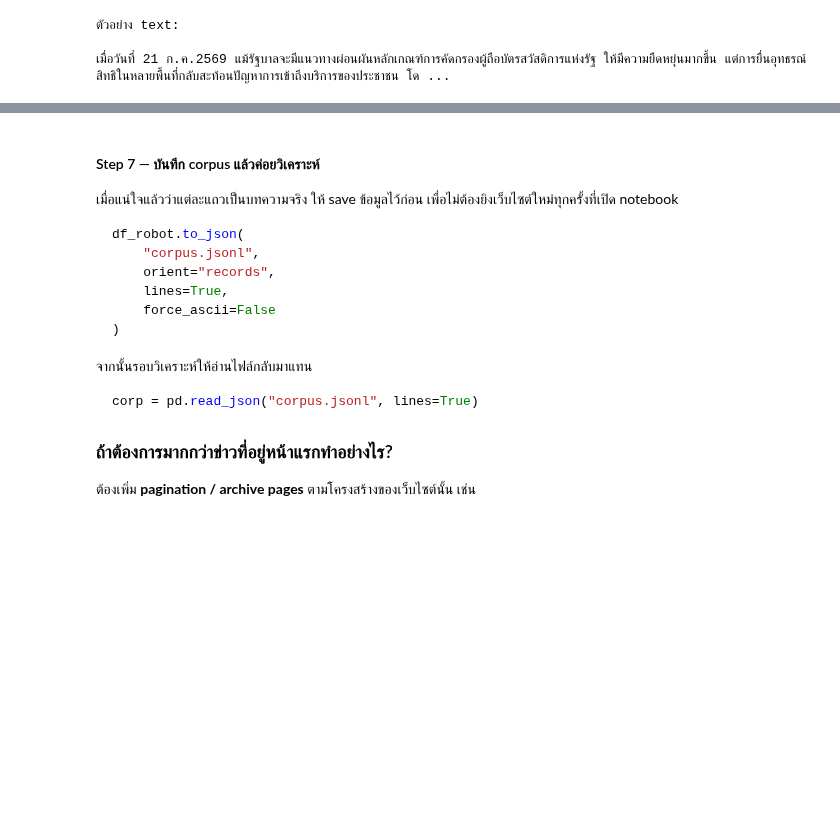
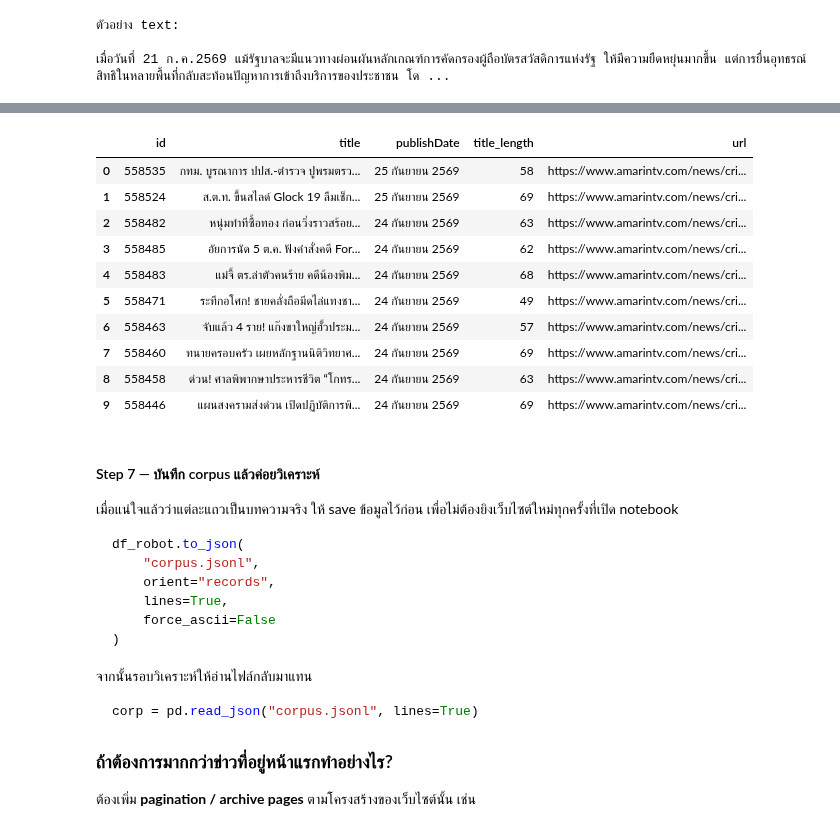
Before and after one commit to doperjerr/Project1-Text_Analytics69, a Jupyter notebook: project1_text_analytics69.ipynb, the cells around one changed output, grey strips where cells are left out. Drawn from its saved outputs; the diff is of its cells as text; code cells hidden in the pictures; blank space fills up the shorter version.

```diff
--- a/project1_text_analytics69.ipynb
+++ b/project1_text_analytics69.ipynb
@@ -2985,0 +3467,72 @@ URL ซ้ำ = 0
+# %%
+# ===== Step 6: Final Quality Check =====
+
+df_clean = df_crime.copy()
+
+print("จำนวนก่อน clean =", len(df_clean))
+
+# ----- 1. ตรวจข้อมูลซ้ำ -----
+print("ID ซ้ำ =", df_clean["id"].duplicated().sum())
+print("URL ซ้ำ =", df_clean["url"].duplicated().sum())
+print("Title ซ้ำ =", df_clean["title"].duplicated().sum())
+
+# ----- 2. ตรวจ missing -----
+print("\nMissing values:")
+print(
+    df_clean[
+        ["id", "title", "publishDate", "url"]
+    ].isna().sum()
+)
+
+# ----- 3. ตัดข้อมูลซ้ำ -----
+df_clean = (
+    df_clean
+    .drop_duplicates(subset=["id"])
+    .drop_duplicates(subset=["url"])
+    .copy()
+)
+
+# ----- 4. ตัด record ที่ field สำคัญว่าง -----
+df_clean = df_clean.dropna(
+    subset=["id", "title", "publishDate", "url"]
+).copy()
+
+# ตัดข้อความว่าง
+df_clean = df_clean[
+    df_clean["title"].astype(str).str.strip() != ""
+].copy()
+
+# ----- 5. ตรวจว่าเป็น URL ข่าว Crime จริง -----
+df_clean = df_clean[
+    df_clean["url"]
+    .astype(str)
+    .str.contains("/news/crime/", regex=False)
+].copy()
+
+# ----- 6. ตัด title ที่สั้นผิดปกติ -----
+df_clean["title_length"] = (
+    df_clean["title"]
+    .astype(str)
+    .str.strip()
+    .str.len()
+)
+
+df_clean = df_clean[
+    df_clean["title_length"] >= 10
+].copy()
+
+
+print("\nจำนวนหลัง clean =", len(df_clean))
+
+display(
+    df_clean[
+        [
+            "id",
+            "title",
+            "publishDate",
+            "title_length",
+            "url"
+        ]
+    ].head(10)
+)
+# %% [output]
@@ -2986,3 +3552,14 @@ URL ซ้ำ = 0
+|  | id | title | publishDate | title_length | url |
+| 0 | 558535 | กทม. บูรณาการ ปปส.-ตำรวจ ปูพรมตรว... | 25 กันยายน 2569 | 58 | https://www.amarintv.com/news/cri... |
+| 1 | 558524 | ส.ต.ท. ขึ้นสไลด์ Glock 19 ลืมเช็ก... | 25 กันยายน 2569 | 69 | https://www.amarintv.com/news/cri... |
+| 2 | 558482 | หนุ่มทำทีซื้อทอง ก่อนวิ่งราวสร้อย... | 24 กันยายน 2569 | 63 | https://www.amarintv.com/news/cri... |
+| 3 | 558485 | อัยการนัด 5 ต.ค. ฟังคำสั่งคดี For... | 24 กันยายน 2569 | 62 | https://www.amarintv.com/news/cri... |
+| 4 | 558483 | แม่จี้ ตร.ล่าตัวคนร้าย คดีน้องพิม... | 24 กันยายน 2569 | 68 | https://www.amarintv.com/news/cri... |
+| 5 | 558471 | ระทึกอโศก! ชายคลั่งถือมีดไล่แทงชา... | 24 กันยายน 2569 | 49 | https://www.amarintv.com/news/cri... |
+| 6 | 558463 | จับแล้ว 4 ราย! แก๊งขาใหญ่ฮั้วประม... | 24 กันยายน 2569 | 57 | https://www.amarintv.com/news/cri... |
+| 7 | 558460 | ทนายครอบครัว เผยหลักฐานนิติวิทยาศ... | 24 กันยายน 2569 | 69 | https://www.amarintv.com/news/cri... |
+| 8 | 558458 | ด่วน! ศาลพิพากษาประหารชีวิต “โกทร... | 24 กันยายน 2569 | 63 | https://www.amarintv.com/news/cri... |
+| 9 | 558446 | แผนสงครามส่งด่วน เปิดปฏิบัติการพิ... | 24 กันยายน 2569 | 69 | https://www.amarintv.com/news/cri... |
 # %% [markdown]
 #### Step 7 — บันทึก corpus แล้วค่อยวิเคราะห์
 
```
Also changed, not shown: parts of 14 cells of this notebook.
